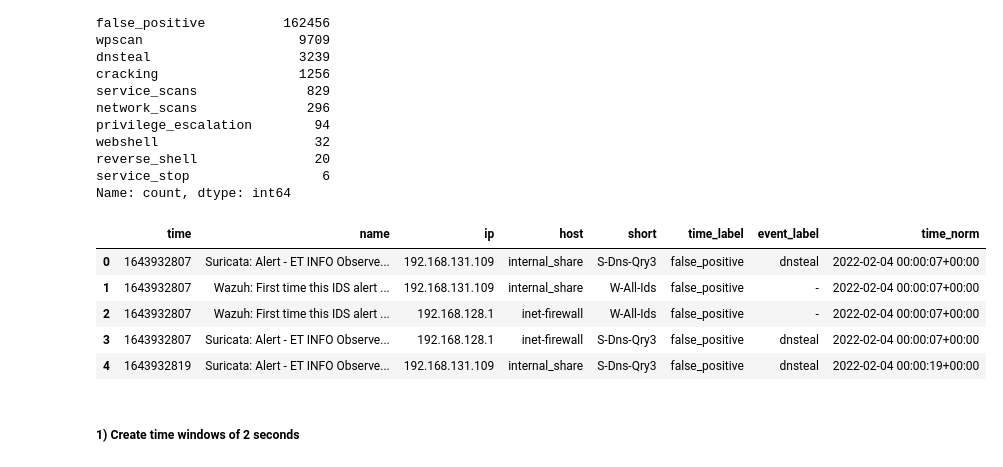
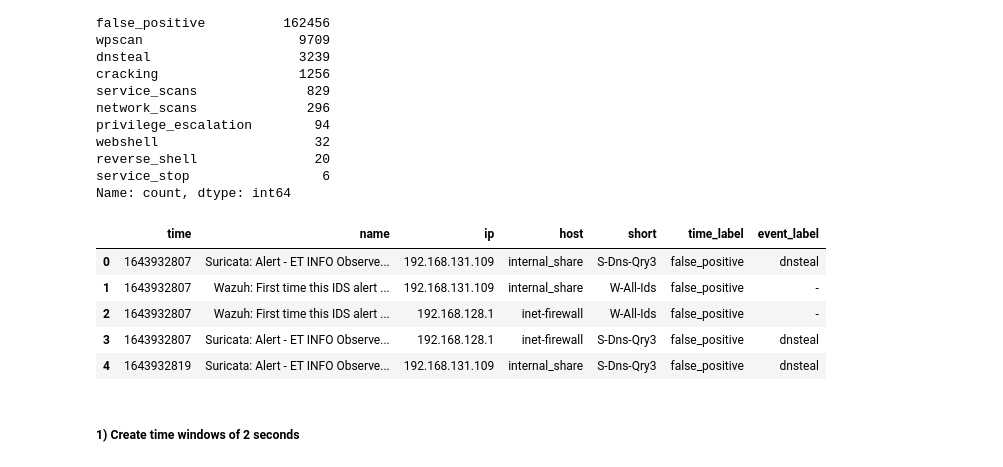
Before and after one commit to annaneliaa/msc-thesis, a Jupyter notebook: src/thesis/notebooks/eda.ipynb, the cells around one changed output. Cells and saved outputs as stored; diff of their text form; code cells hidden in the pictures.

```diff
--- a/src/thesis/notebooks/eda.ipynb
+++ b/src/thesis/notebooks/eda.ipynb
@@ -36,15 +37,14 @@ reverse_shell               20
 service_stop                 6
 Name: count, dtype: int64
 # %%
-df["time_norm"] = pd.to_datetime(df["time"], unit="s", utc=True, errors="coerce")
 df.head()
 # %% [output]
-|  | time | name | ip | host | short | time_label | event_label | time_norm |
-| 0 | 1643932807 | Suricata: Alert - ET INFO Observe... | 192.168.131.109 | internal_share | S-Dns-Qry3 | false_positive | dnsteal | 2022-02-04 00:00:07+00:00 |
-| 1 | 1643932807 | Wazuh: First time this IDS alert ... | 192.168.131.109 | internal_share | W-All-Ids | false_positive | - | 2022-02-04 00:00:07+00:00 |
-| 2 | 1643932807 | Wazuh: First time this IDS alert ... | 192.168.128.1 | inet-firewall | W-All-Ids | false_positive | - | 2022-02-04 00:00:07+00:00 |
-| 3 | 1643932807 | Suricata: Alert - ET INFO Observe... | 192.168.128.1 | inet-firewall | S-Dns-Qry3 | false_positive | dnsteal | 2022-02-04 00:00:07+00:00 |
-| 4 | 1643932819 | Suricata: Alert - ET INFO Observe... | 192.168.131.109 | internal_share | S-Dns-Qry3 | false_positive | dnsteal | 2022-02-04 00:00:19+00:00 |
+|  | time | name | ip | host | short | time_label | event_label |
+| 0 | 1643932807 | Suricata: Alert - ET INFO Observe... | 192.168.131.109 | internal_share | S-Dns-Qry3 | false_positive | dnsteal |
+| 1 | 1643932807 | Wazuh: First time this IDS alert ... | 192.168.131.109 | internal_share | W-All-Ids | false_positive | - |
+| 2 | 1643932807 | Wazuh: First time this IDS alert ... | 192.168.128.1 | inet-firewall | W-All-Ids | false_positive | - |
+| 3 | 1643932807 | Suricata: Alert - ET INFO Observe... | 192.168.128.1 | inet-firewall | S-Dns-Qry3 | false_positive | dnsteal |
+| 4 | 1643932819 | Suricata: Alert - ET INFO Observe... | 192.168.131.109 | internal_share | S-Dns-Qry3 | false_positive | dnsteal |
 # %% [markdown]
 ##### 1) Create time windows of 2 seconds
 # %%
```
Also changed, not shown: parts of 24 cells of this notebook.
